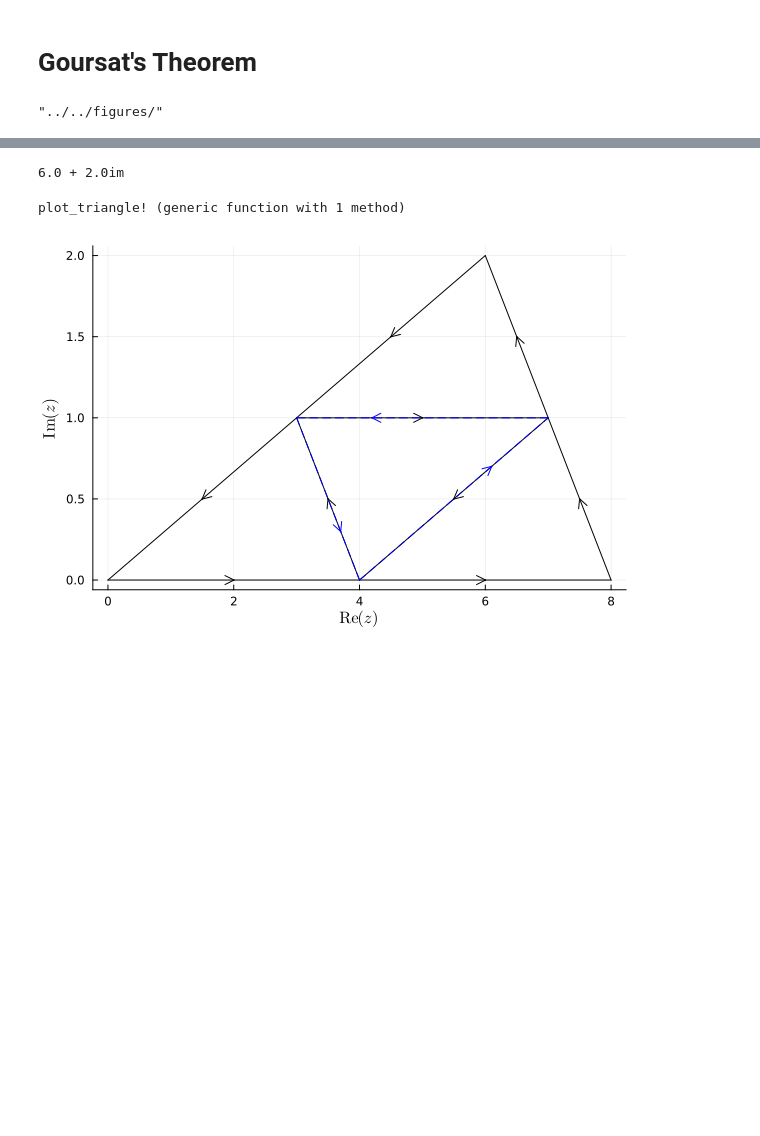
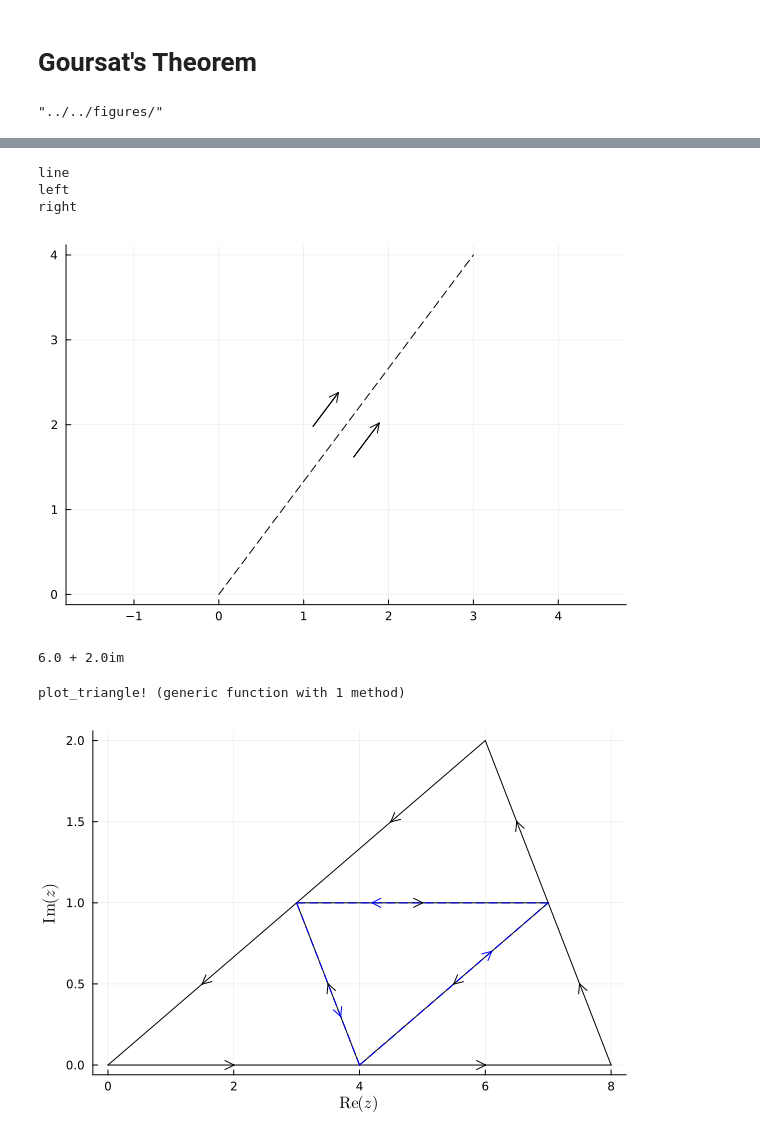
Before and after one commit to Isaac-Fate/math, a Jupyter notebook: complex-analysis/notebooks/cauchy-theorem-and-its-application/goursat-theorem.ipynb, the cells around one changed output, grey strips where cells are left out. Saved outputs shown, nothing was run; the diff lists cells and outputs as text; code cells hidden in the pictures; blank space fills up the shorter version.

```diff
--- a/complex-analysis/notebooks/cauchy-theorem-and-its-application/goursat-theorem.ipynb
+++ b/complex-analysis/notebooks/cauchy-theorem-and-its-application/goursat-theorem.ipynb
@@ -13,3 +129,18 @@ const FIGURES_DIR = "../../figures/"
+# %%
+
+plot(aspect_ratio=:equal, legend=false)
+plot_line_with_arrows!(
+    z0, z1,
+    arrow_distance=0.3,
+    arrow_length=0.5,
+    linestyle=:dash,
+    which_arrow=:both
+)
+# %% [output]
+line
+left
+right
+[figure, added]
 # %%
 z0 = 0.0 + 0.0im
 z1 = 4.0 + 0.0im
```
Also changed, not shown: parts of 3 cells of this notebook, 1 other file.
